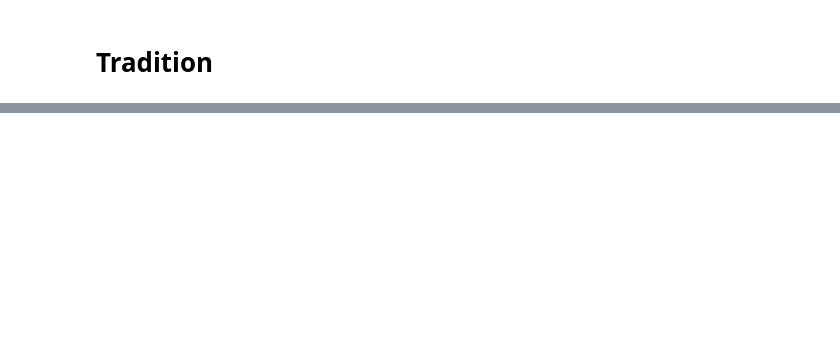
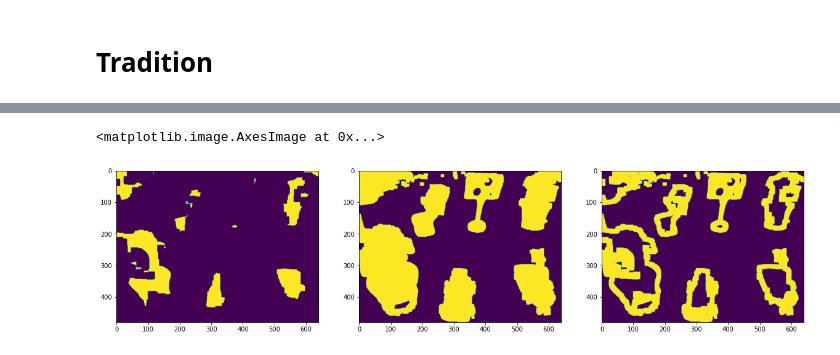
Before and after one commit to szykry/CVML_HW, a Jupyter notebook: CVML_HW.ipynb, the cells around one changed output, grey strips where cells are left out. Saved outputs shown, nothing was run; the diff lists cells and outputs as text; code cells hidden in the pictures; blank space fills up the shorter version.

```diff
--- a/CVML_HW.ipynb
+++ b/CVML_HW.ipynb
@@ -209,0 +274,18 @@ plt.imshow(depth,cmap='gray')
+# %%
+kernel = np.ones((5,5),np.uint8)
+ret, thresh = cv2.threshold(hue_channel_segment,0,255,cv2.THRESH_BINARY_INV+cv2.THRESH_OTSU)
+
+fg = cv2.erode(thresh, kernel,iterations=5)
+bg = cv2.dilate(thresh, kernel, iterations=2)
+unknown = cv2.subtract(bg,fg)
+
+plt.figure(figsize=(20,20))
+plt.subplot(1,3,1)
+plt.imshow(fg)
+plt.subplot(1,3,2)
+plt.imshow(bg)
+plt.subplot(1,3,3)
+plt.imshow(unknown)
+# %% [output]
+<matplotlib.image.AxesImage at 0x...>
+[figure, added]
```
Also changed, not shown: parts of 15 cells of this notebook.
